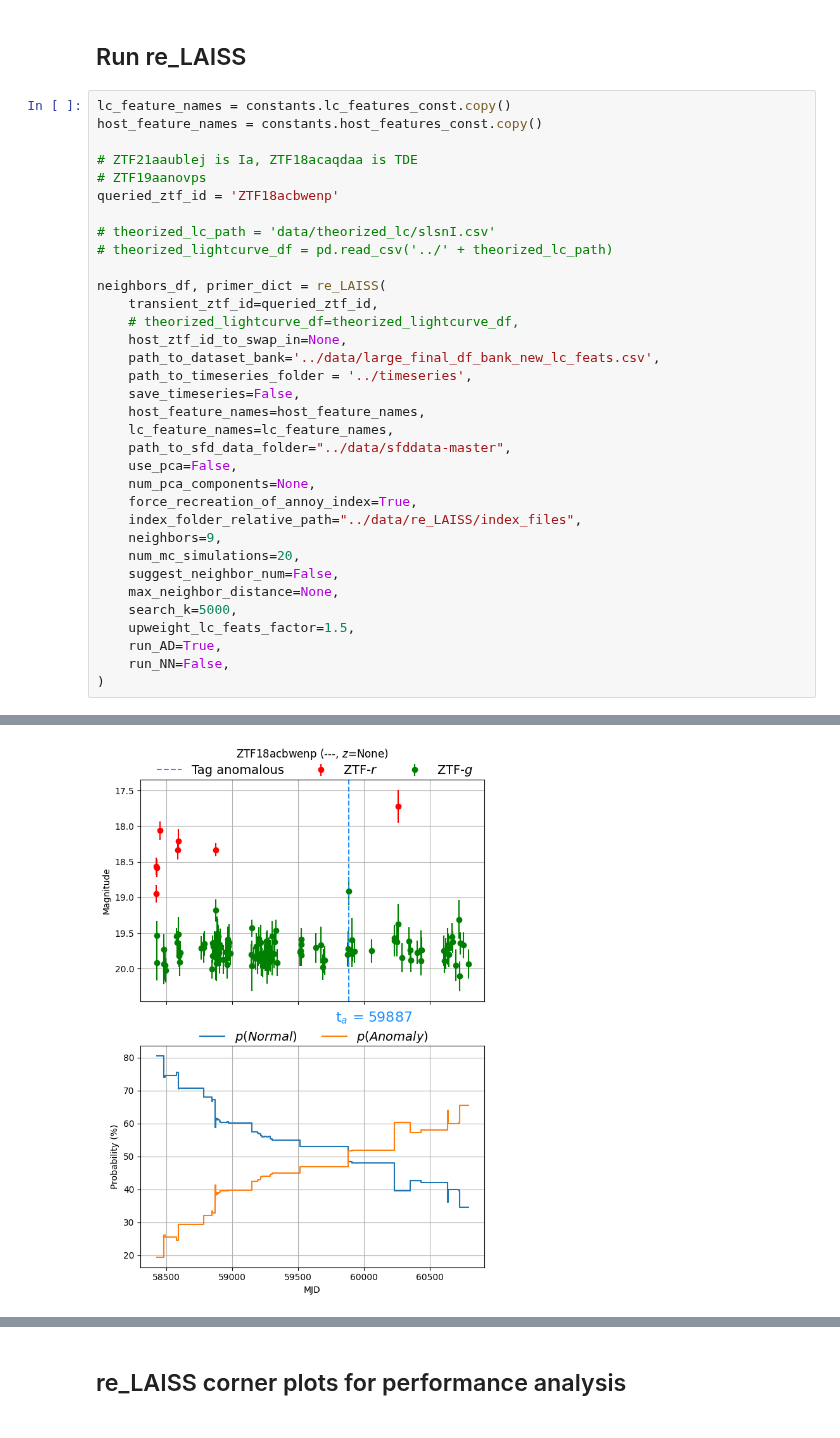
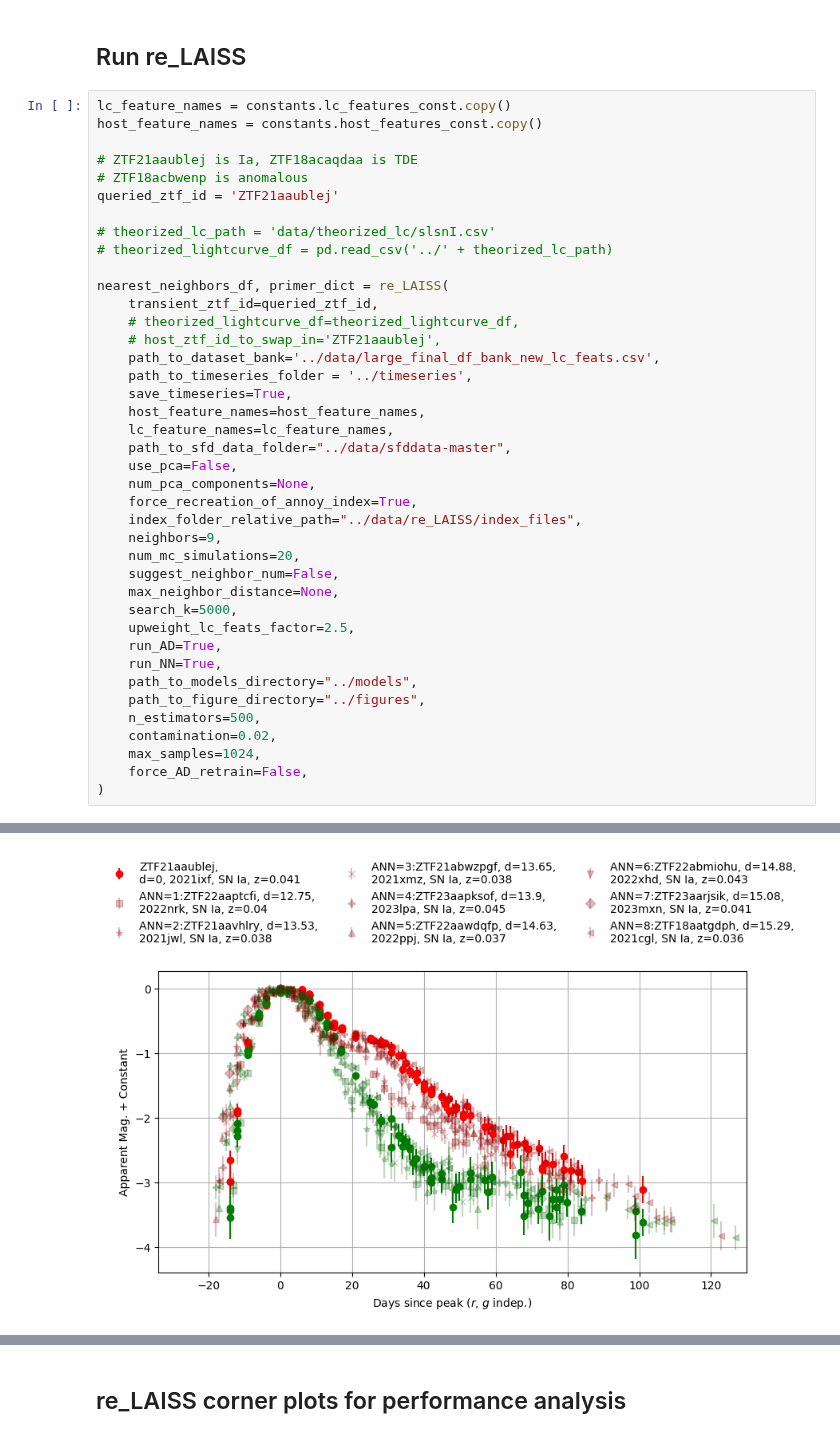
Before and after one commit to evan-reynolds/laiss_timedomainanomalies, a Jupyter notebook: notebooks/re_LAISS.ipynb, the cells around one changed output, grey strips where cells are left out. Drawn from its saved outputs; the diff is of its cells as text.

```diff
--- a/notebooks/re_LAISS.ipynb
+++ b/notebooks/re_LAISS.ipynb
@@ -87,19 +87,19 @@ lc_feature_names = constants.lc_features_const.copy()
 host_feature_names = constants.host_features_const.copy()
 
 # ZTF21aaublej is Ia, ZTF18acaqdaa is TDE
-# ZTF19aanovps
-queried_ztf_id = 'ZTF18acbwenp'
+# ZTF18acbwenp is anomalous
+queried_ztf_id = 'ZTF21aaublej'
 
 # theorized_lc_path = 'data/theorized_lc/slsnI.csv'
 # theorized_lightcurve_df = pd.read_csv('../' + theorized_lc_path)
 
-neighbors_df, primer_dict = re_LAISS(
+nearest_neighbors_df, primer_dict = re_LAISS(
     transient_ztf_id=queried_ztf_id,
     # theorized_lightcurve_df=theorized_lightcurve_df,
-    host_ztf_id_to_swap_in=None,
+    # host_ztf_id_to_swap_in='ZTF21aaublej',
     path_to_dataset_bank='../data/large_final_df_bank_new_lc_feats.csv',
     path_to_timeseries_folder = '../timeseries',
-    save_timeseries=False,
+    save_timeseries=True,
     host_feature_names=host_feature_names,
     lc_feature_names=lc_feature_names,
     path_to_sfd_data_folder="../data/sfddata-master",
@@ -112,9 +112,15 @@ neighbors_df, primer_dict = re_LAISS(
     suggest_neighbor_num=False,
     max_neighbor_distance=None,
     search_k=5000,
-    upweight_lc_feats_factor=1.5,
+    upweight_lc_feats_factor=2.5,
     run_AD=True,
-    run_NN=False,
+    run_NN=True,
+    path_to_models_directory="../models",
+    path_to_figure_directory="../figures",
+    n_estimators=500,
+    contamination=0.02,
+    max_samples=1024,
+    force_AD_retrain=False,
 )
 # %% [output]
 Building new ANNOY index with 22097 transients...
@@ -137 +142 @@ MJD crossed thresh: 59887.392
-[figure, old version]
+[figure, new version]
```
Also changed, not shown: parts of 4 cells of this notebook, 4 other files.
